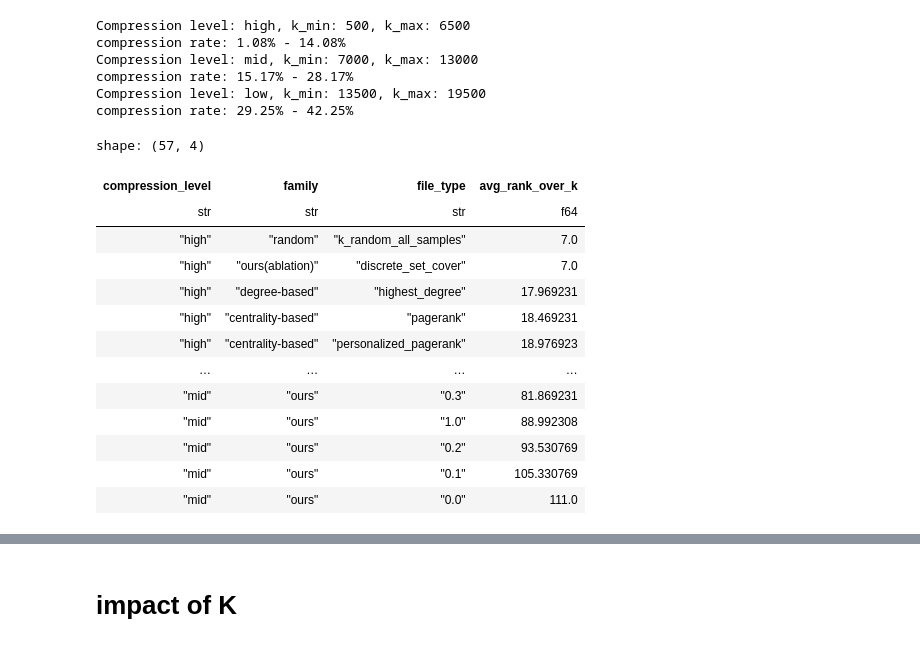
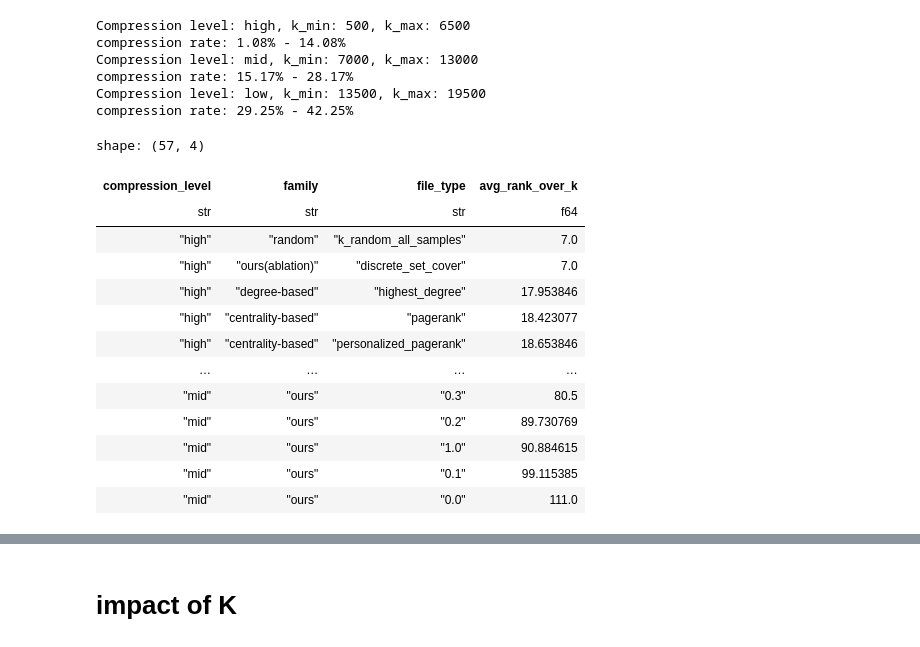
Before and after one commit to yy-suisse/greedy_tree_tokenizer, a Jupyter notebook: 5.analysis_result.ipynb, the cells around one changed output, grey strips where cells are left out. Cells and saved outputs as stored; diff of their text form; code cells hidden in the pictures.

```diff
--- a/5.analysis_result.ipynb
+++ b/5.analysis_result.ipynb
@@ -111,42 +113,44 @@ compression rate: 15.17% - 28.17%
 Compression level: low, k_min: 13500, k_max: 19500
 compression rate: 29.25% - 42.25%
 # %%
-(perf_df_all.select(["category", "file_type", "k", "family"] + METRIC_CORE)
-.with_columns(
-        pl.when(pl.col("k").is_between(*compression_level_dict["high"]))
-          .then(pl.lit("high"))
-        .when(pl.col("k").is_between(*compression_level_dict["mid"]))
-          .then(pl.lit("mid"))
-        .when(pl.col("k").is_between(*compression_level_dict["low"]))
-          .then(pl.lit("low"))
-        .otherwise(None)
-        .alias("compression_level"))
+# (perf_df_all
+#  .filter(pl.col("family") != pl.col("file_type"))
+# .select(["category", "file_type", "k", "family"] + METRIC_CORE)
+# .with_columns(
+#         pl.when(pl.col("k").is_between(*compression_level_dict["high"]))
+#           .then(pl.lit("high"))
+#         .when(pl.col("k").is_between(*compression_level_dict["mid"]))
+#           .then(pl.lit("mid"))
+#         .when(pl.col("k").is_between(*compression_level_dict["low"]))
+#           .then(pl.lit("low"))
+#         .otherwise(None)
+#         .alias("compression_level"))
 
-.with_columns([
-        pl.col(m)
-          .rank(method="average", descending=higher_is_better[m])
-          .over(["family", "compression_level"])
-          .alias(f"{m}_rank")
-        for m in METRIC_CORE
-    ])
-.with_columns(pl.mean_horizontal([f"{m}_rank" for m in METRIC_CORE]).alias("avg_rank"))
- .group_by(["compression_level", "family", "file_type"])
- .agg(pl.col("avg_rank").mean().alias("avg_rank_over_k"))
- .sort(["compression_level", "avg_rank_over_k"],)
+# .with_columns([
+#         pl.col(m)
+#           .rank(method="average", descending=higher_is_better[m])
+#           .over(["family", "compression_level"])
+#           .alias(f"{m}_rank")
+#         for m in METRIC_CORE
+#     ])
+# .with_columns(pl.mean_horizontal([f"{m}_rank" for m in METRIC_CORE]).alias("avg_rank"))
+#  .group_by(["compression_level", "family", "file_type"])
+#  .agg(pl.col("avg_rank").mean().alias("avg_rank_over_k"))
+#  .sort(["compression_level", "avg_rank_over_k"],)
 
-)
+# )
 # %% [output]
 shape: (57, 4)
 | compression_level | family | file_type | avg_rank_over_k |
 | str | str | str | f64 |
 | "high" | "random" | "k_random_all_samples" | 7.0 |
 | "high" | "ours(ablation)" | "discrete_set_cover" | 7.0 |
-| "high" | "degree-based" | "highest_degree" | 17.969231 |
-| "high" | "centrality-based" | "pagerank" | 18.469231 |
-| "high" | "centrality-based" | "personalized_pagerank" | 18.976923 |
+| "high" | "degree-based" | "highest_degree" | 17.953846 |
+| "high" | "centrality-based" | "pagerank" | 18.423077 |
+| "high" | "centrality-based" | "personalized_pagerank" | 18.653846 |
 | … | … | … | … |
-| "mid" | "ours" | "0.3" | 81.869231 |
-| "mid" | "ours" | "1.0" | 88.992308 |
-| "mid" | "ours" | "0.2" | 93.530769 |
-| "mid" | "ours" | "0.1" | 105.330769 |
+| "mid" | "ours" | "0.3" | 80.5 |
+| "mid" | "ours" | "0.2" | 89.730769 |
+| "mid" | "ours" | "1.0" | 90.884615 |
+| "mid" | "ours" | "0.1" | 99.115385 |
 | "mid" | "ours" | "0.0" | 111.0 |
```
Also changed, not shown: parts of 12 cells of this notebook, 14 other files.
